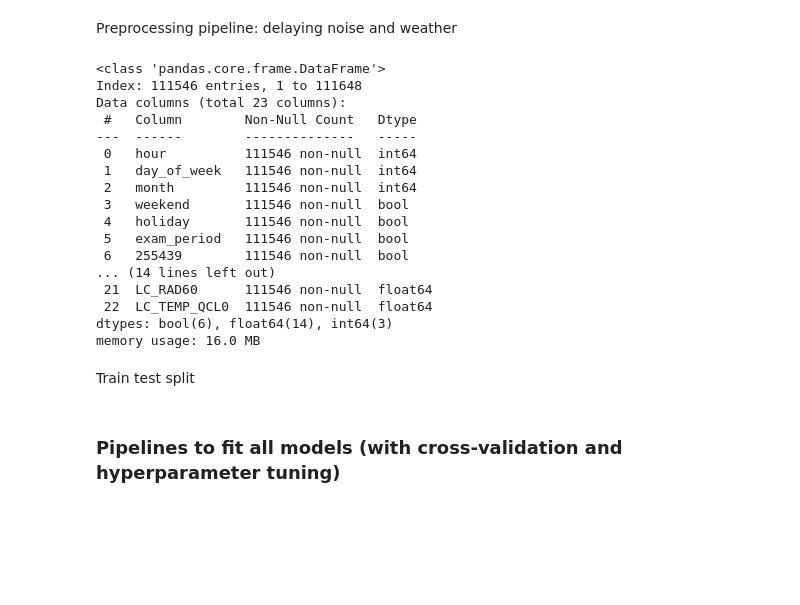
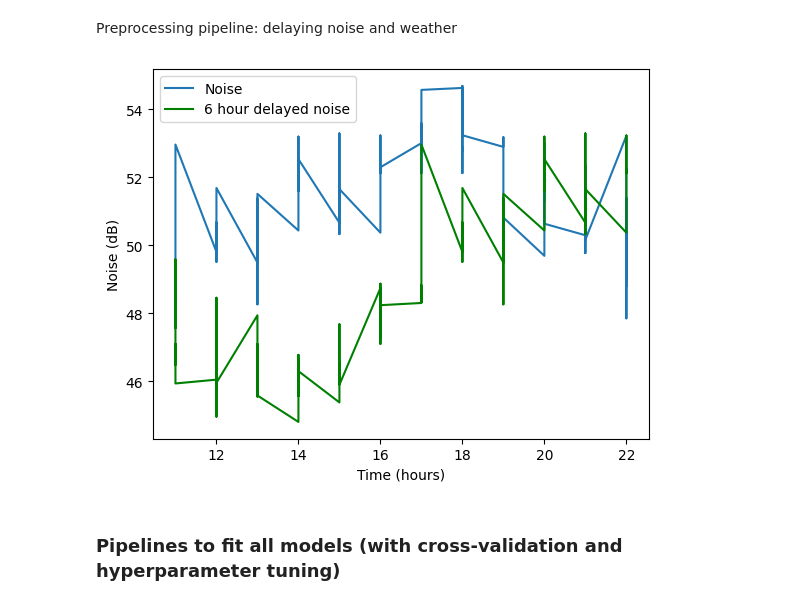
Before and after one commit to IvanaOsredek/ModernDataAnalyticsProject, a Jupyter notebook: MDA_main_notebook.ipynb, the cells around one changed output. Drawn from its saved outputs; the diff is of its cells as text; code cells hidden in the pictures; blank space fills up the shorter version.

```diff
--- a/MDA_main_notebook.ipynb
+++ b/MDA_main_notebook.ipynb
@@ -127,29 +107,16 @@ def delay_noise_weather(df):
 
 #Apply to df
 delayed_df, X, y = delay_noise_weather(final_df_first80)
-# %%
-X.info()
-#y.info()
-# %% [output]
-<class 'pandas.core.frame.DataFrame'>
-Index: 111546 entries, 1 to 111648
-Data columns (total 23 columns):
- #   Column        Non-Null Count   Dtype
----  ------        --------------   -----
- 0   hour          111546 non-null  int64
- 1   day_of_week   111546 non-null  int64
- 2   month         111546 non-null  int64
- 3   weekend       111546 non-null  bool
- 4   holiday       111546 non-null  bool
- 5   exam_period   111546 non-null  bool
- 6   255439        111546 non-null  bool
-... (14 lines left out)
- 21  LC_RAD60      111546 non-null  float64
- 22  LC_TEMP_QCL0  111546 non-null  float64
-dtypes: bool(6), float64(14), int64(3)
-memory usage: 16.0 MB
-# %% [markdown]
-Train test split
+# %%
+#check 6 hour delay
+plt.plot(delayed_df['hour'][30:100], y[30:100], label = 'Noise')
+plt.plot(delayed_df['hour'][30:100], X['laeq_delayed'][30:100], color='g', label='6 hour delayed noise')
+plt.xlabel('Time (hours)')
+plt.ylabel('Noise (dB)')
+plt.legend()
+plt.show()
+# %% [output]
+[figure, added]
 # %% [markdown]
 ### Pipelines to fit all models (with cross-validation and hyperparameter tuning)
 # %% [markdown]
```
Also changed, not shown: parts of 7 cells of this notebook.
